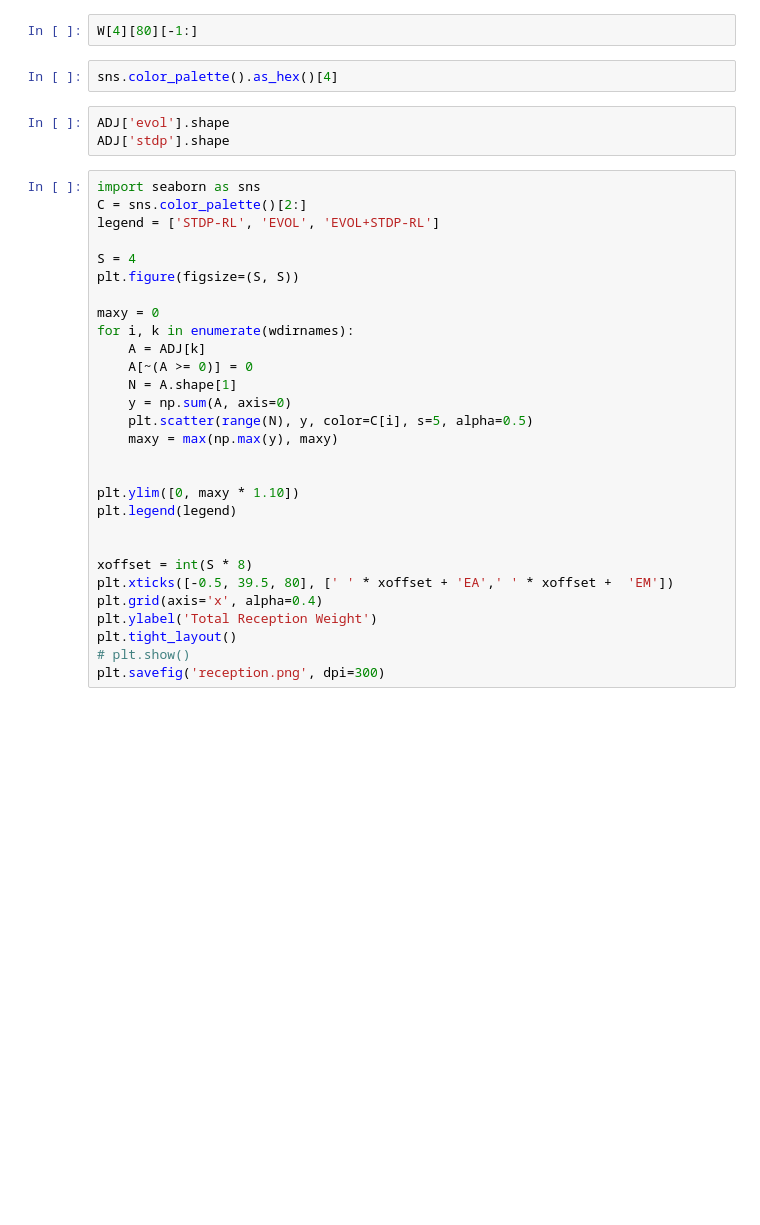
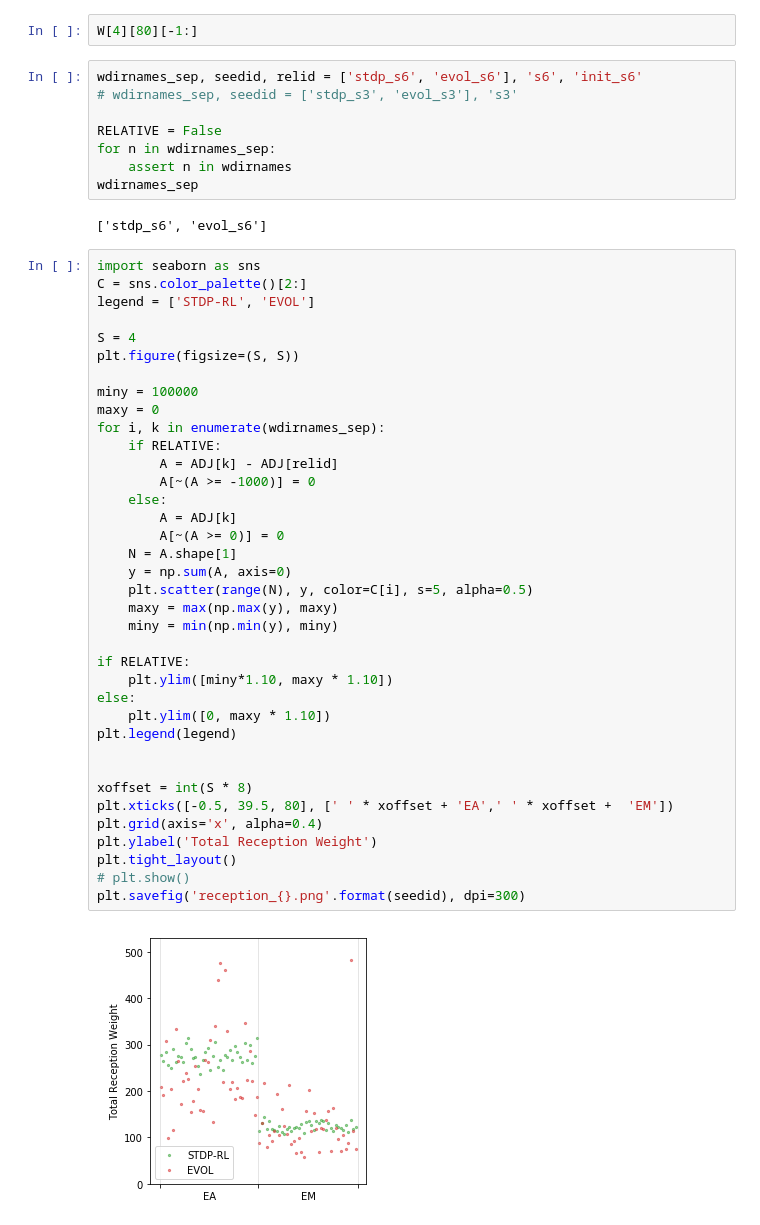
Before and after one commit to NathanKlineInstitute/netpyne-STDP, a Jupyter notebook: notebooks/model weights plots.ipynb, the cells around one changed output. Drawn from its saved outputs; the diff is of its cells as text; blank space fills up the shorter version.

```diff
--- a/notebooks/model weights plots.ipynb
+++ b/notebooks/model weights plots.ipynb
@@ -72,39 +92,54 @@ for wdir, wname in zip(wdirs, wdirnames):
 # %%
 W[4][80][-1:]
-# %%
-sns.color_palette().as_hex()[4]
-# %%
-ADJ['evol'].shape
-ADJ['stdp'].shape
+# %%
+wdirnames_sep, seedid, relid = ['stdp_s6', 'evol_s6'], 's6', 'init_s6'
+# wdirnames_sep, seedid = ['stdp_s3', 'evol_s3'], 's3'
+
+RELATIVE = False
+for n in wdirnames_sep:
+    assert n in wdirnames
+wdirnames_sep
+# %% [output]
+['stdp_s6', 'evol_s6']
 # %%
 import seaborn as sns
 C = sns.color_palette()[2:]
-legend = ['STDP-RL', 'EVOL', 'EVOL+STDP-RL']
+legend = ['STDP-RL', 'EVOL']
 
 S = 4
 plt.figure(figsize=(S, S))
 
+miny = 100000
 maxy = 0
-for i, k in enumerate(wdirnames):
-    A = ADJ[k]
-    A[~(A >= 0)] = 0
+for i, k in enumerate(wdirnames_sep):
+    if RELATIVE:
+        A = ADJ[k] - ADJ[relid]
+        A[~(A >= -1000)] = 0
+    else:
+        A = ADJ[k]
+        A[~(A >= 0)] = 0
     N = A.shape[1]
     y = np.sum(A, axis=0)
     plt.scatter(range(N), y, color=C[i], s=5, alpha=0.5)
     maxy = max(np.max(y), maxy)
+    miny = min(np.min(y), miny)
 
-
-plt.ylim([0, maxy * 1.10])
+if RELATIVE:
+    plt.ylim([miny*1.10, maxy * 1.10])
+else:
+    plt.ylim([0, maxy * 1.10])
 plt.legend(legend)
 
 
 xoffset = int(S * 8)
 plt.xticks([-0.5, 39.5, 80], [' ' * xoffset + 'EA',' ' * xoffset +  'EM'])
 plt.grid(axis='x', alpha=0.4)
 plt.ylabel('Total Reception Weight')
 plt.tight_layout()
 # plt.show()
-plt.savefig('reception.png', dpi=300)
+plt.savefig('reception_{}.png'.format(seedid), dpi=300)
+# %% [output]
+[figure, added]
 # %%
 
 S = 4
```
Also changed, not shown: parts of 14 cells of this notebook, 6 other files.
